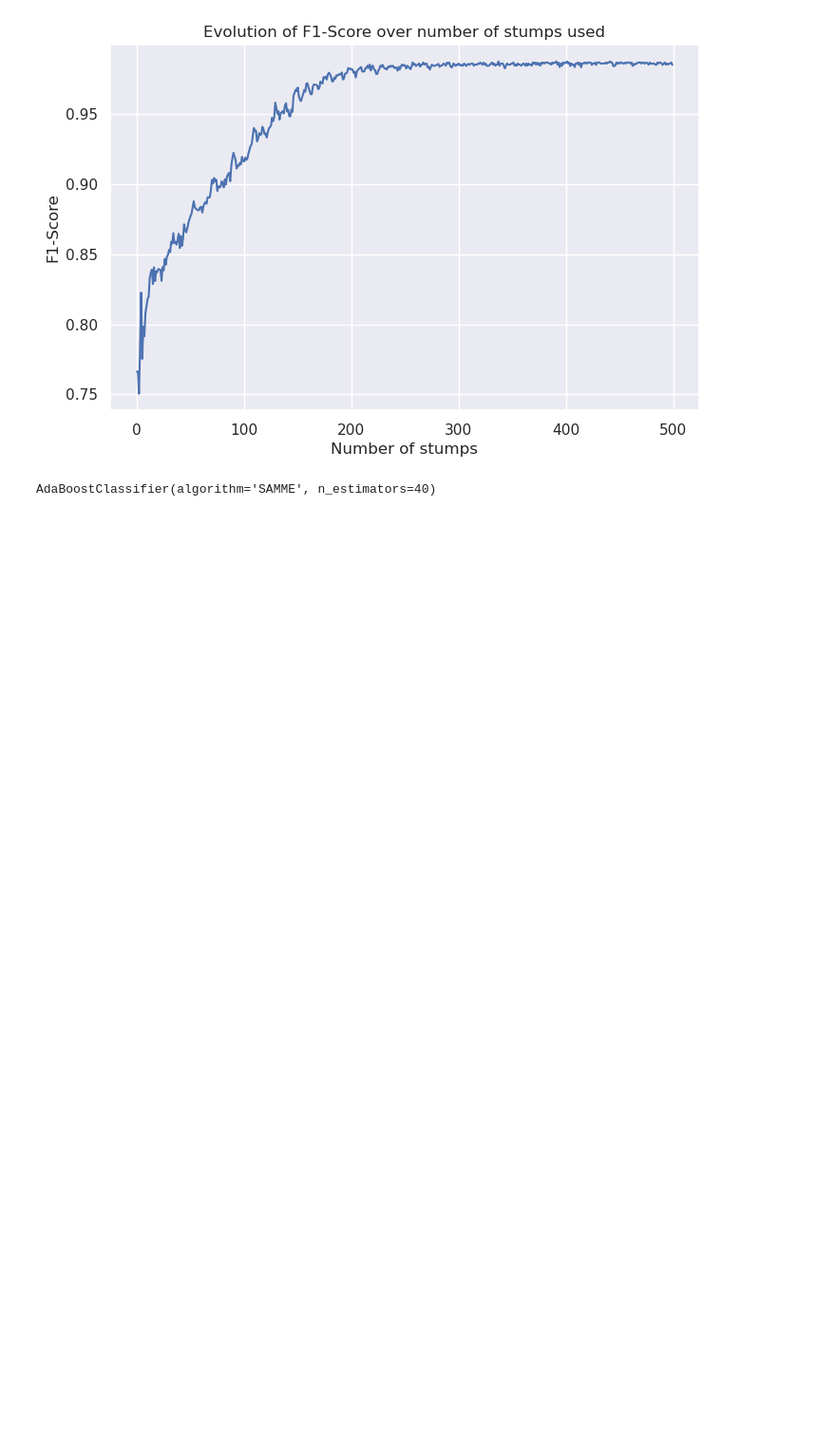
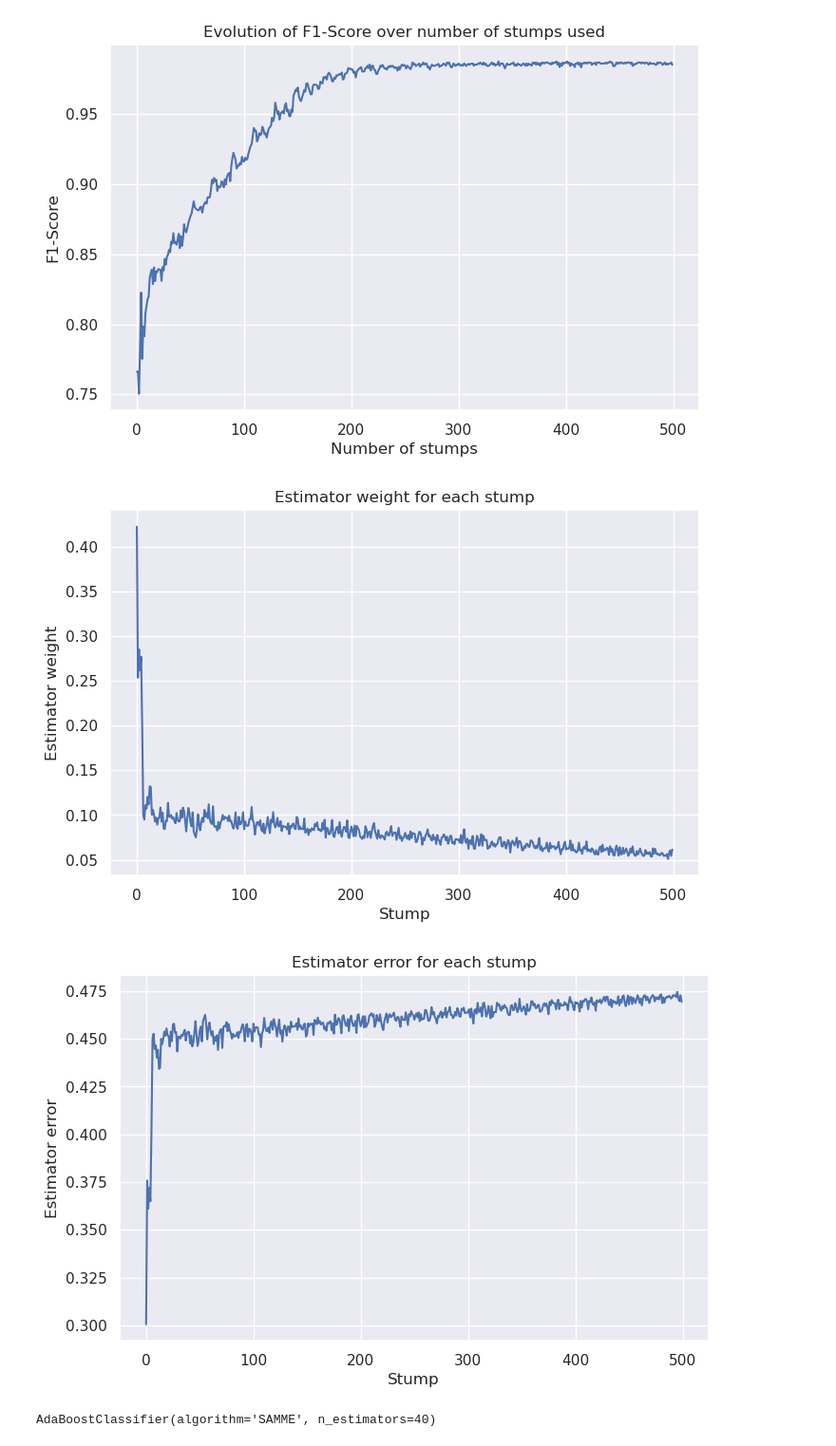
Before and after one commit to lframosferreira/boosting-process, a Jupyter notebook: notebooks/main.ipynb, the cells around one changed output. Shown: that part at 95% size. Cells and saved outputs as stored; diff of their text form; code cells hidden in the pictures; blank space fills up the shorter version.

```diff
--- a/notebooks/main.ipynb
+++ b/notebooks/main.ipynb
@@ -54,7 +54,7 @@ class AdaBoost:
         return "AdaBoost classifier"
 
     def fit(self, data: pd.DataFrame, label_col: np.string_ = None) -> None:
-        self.label_col = label_col or data.columns[-1]
+        self.label_col = label_col if label_col is not None else data.columns[-1]
         best_stump_col: np.string_ = ""
         best_stump_val: np.string_ = ""
         best_stump_implication: bool = None
@@ -184,6 +184,30 @@ plot_metric(data=f1_scores, metric="F1-Score", save=True)
 [figure]
 [figure]
 [figure]
+# %%
+# generating alphas and errors for each stump
+
+def plot_value_per_stump(data: npt.NDArray[np.float64], value_name: np.string_, save: bool = False) -> None:
+    sns.set(style="darkgrid", color_codes=True, rc={"figure.figsize": (8, 5)})
+    sns.lineplot(data=data)
+    plt.title(f"{value_name} for each stump")
+    plt.xlabel("Stump")
+    plt.ylabel(f"{value_name}")
+    if save:
+        plt.savefig(f"../report/images/{''.join(value_name.split(' '))}")
+    plt.show()
+
+classifier: AdaBoost = AdaBoost(number_of_stumps=MAXIMUM_NUMBER_OF_STUMPS)
+classifier.fit(data=ttt_df, label_col="positive")
+
+alphas_per_stump: npt.NDArray[np.float64] = classifier.alphas
+error_per_stump: npt.NDArray[np.float64] = classifier.estimators_errors
+
+plot_value_per_stump(data=alphas_per_stump, value_name="Estimator weight", save=True)
+plot_value_per_stump(data=error_per_stump, value_name="Estimator error", save=True)
+# %% [output]
+[figure, added]
+[figure, added]
 # %%
 # sklearn adaboost benchmarking
 
```
Also changed, not shown: 6 other files.
